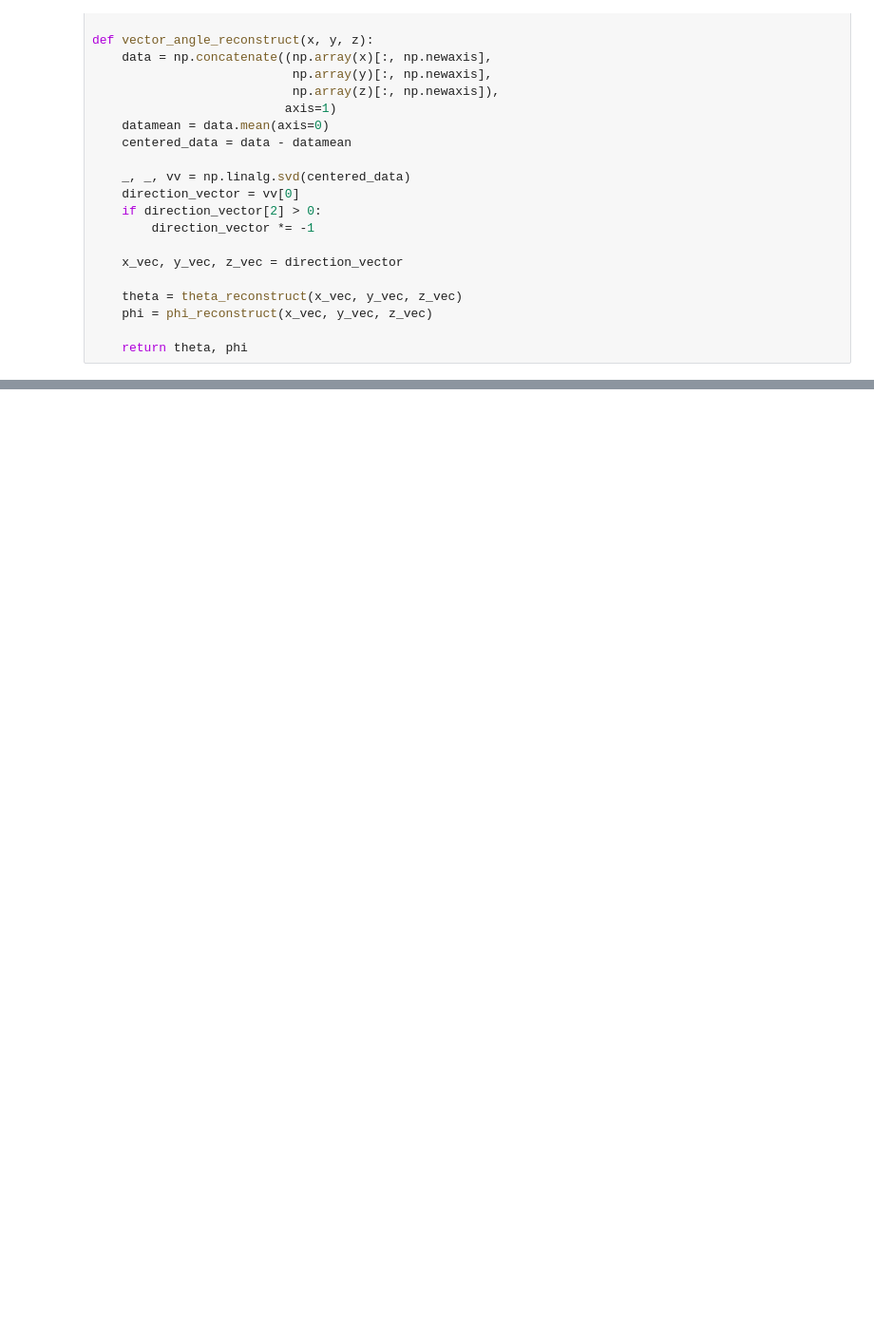
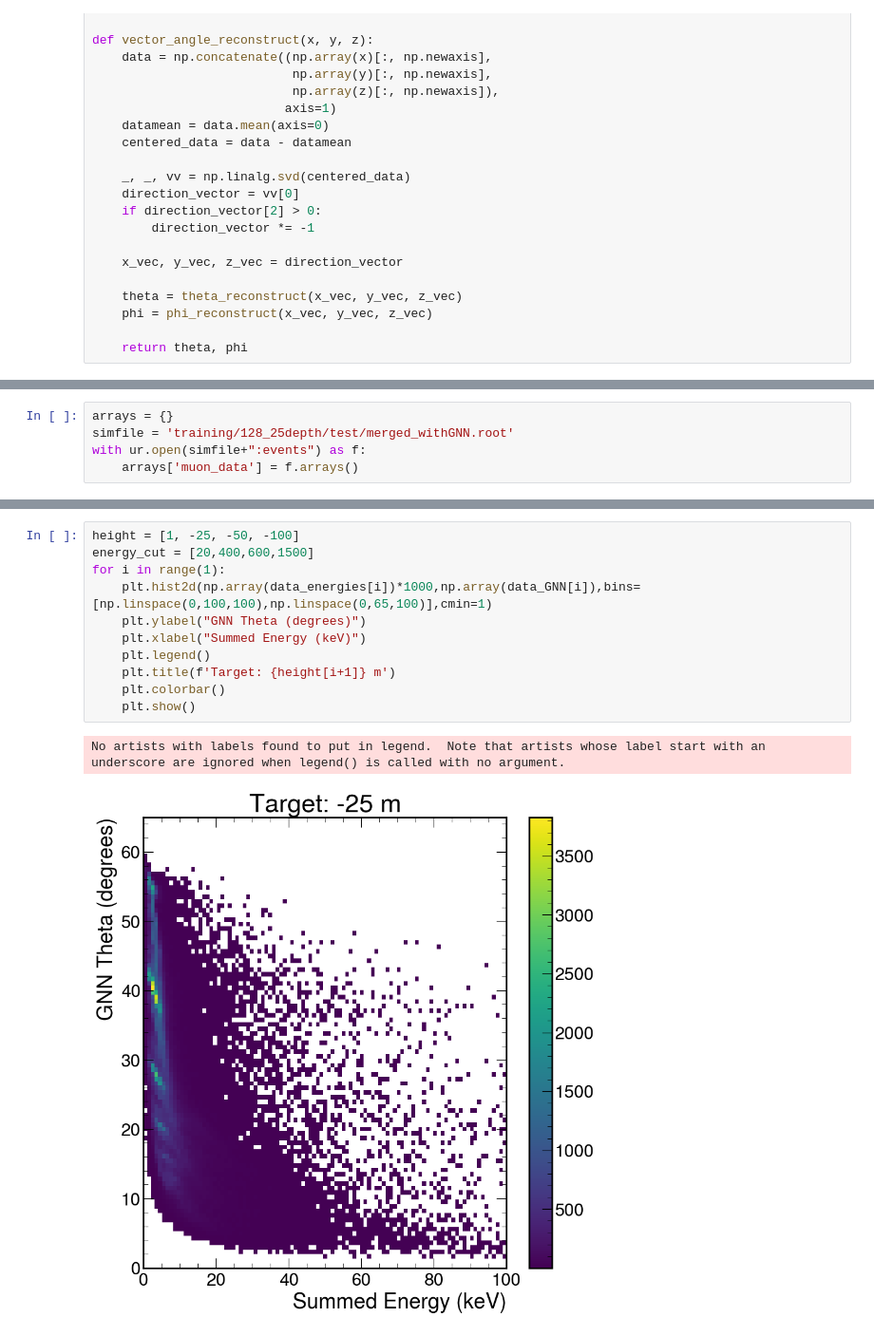
Before and after one commit to JiaJunHuang120000/muography, a Jupyter notebook: script/training_data.ipynb, the cells around one changed output, grey strips where cells are left out. Shown at 95% size. Drawn from its saved outputs; the diff is of its cells as text; blank space fills up the shorter version.

```diff
--- a/script/training_data.ipynb
+++ b/script/training_data.ipynb
@@ -196,0 +802,5 @@ Processing: square_offset_rotated_89.root
+# %%
+arrays = {}
+simfile = 'training/128_25depth/test/merged_withGNN.root'
+with ur.open(simfile+":events") as f:
+    arrays['muon_data'] = f.arrays()
@@ -196,0 +842,14 @@ Processing: square_offset_rotated_89.root
+# %%
+height = [1, -25, -50, -100]
+energy_cut = [20,400,600,1500]
+for i in range(1):
+    plt.hist2d(np.array(data_energies[i])*1000,np.array(data_GNN[i]),bins=[np.linspace(0,100,100),np.linspace(0,65,100)],cmin=1)
+    plt.ylabel("GNN Theta (degrees)")
+    plt.xlabel("Summed Energy (keV)")
+    plt.legend()
+    plt.title(f'Target: {height[i+1]} m')
+    plt.colorbar()
+    plt.show()
+# %% [output]
+No artists with labels found to put in legend.  Note that artists whose label start with an underscore are ignored when legend() is called with no argument.
+[figure, added]
```
Also changed, not shown: parts of 22 cells of this notebook.
